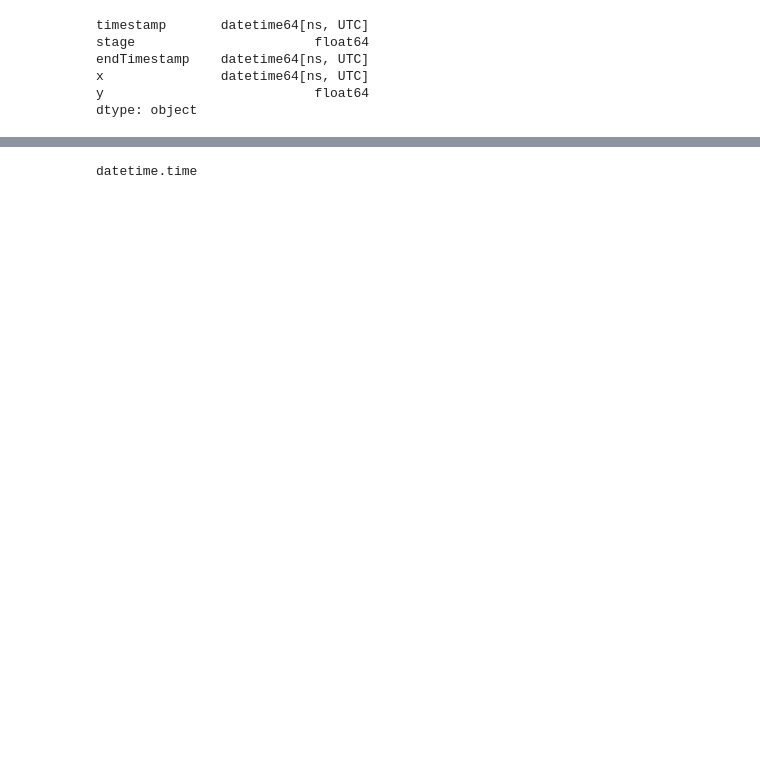
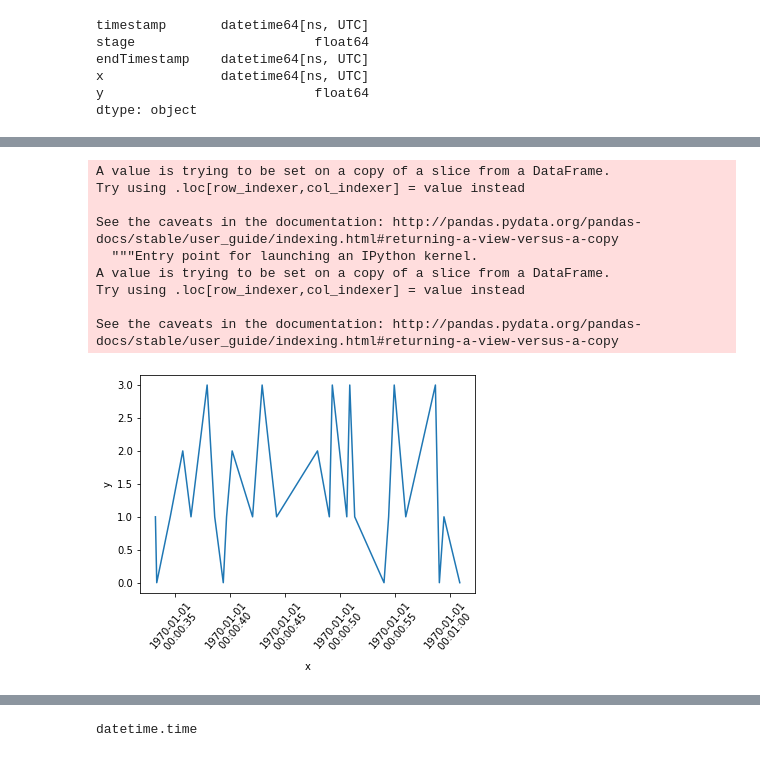
Before and after one commit to AbhikChowdhury6/qsPrez, a Jupyter notebook: Aritro analysis.ipynb, the cells around one changed output, grey strips where cells are left out. Cells and saved outputs as stored; diff of their text form; code cells hidden in the pictures; blank space fills up the shorter version.

Commit message:
Graph mostly works for FitBit data

```diff
--- a/Aritro analysis.ipynb
+++ b/Aritro analysis.ipynb
@@ -22,0 +25,2 @@ Index(['timestamp', 'stage', 'endTimestamp'], dtype='object')
+# %%
+df_FitBit_Jul_17_20 = df_FitBit.loc["2020-07-11"]
@@ -23 +50,35 @@ Index(['timestamp', 'stage', 'endTimestamp'], dtype='object')
+# %%
+df_FitBit_Jul_17_20['x'] = df_FitBit_Jul_17_20['time']
+df_FitBit_Jul_17_20['y'] = df_FitBit_Jul_17_20['stage']
+
+df_FitBit_Jul_17_20.timestamp = pd.to_datetime(df_FitBit_Jul_17_20.timestamp, unit='ns')
+
+df_FitBit['date']= df_FitBit['timestamp'].dt.date
+df_FitBit['time']= df_FitBit['timestamp'].dt.time
+df_FitBit['hour']= df_FitBit['timestamp'].dt.hour
+df_FitBit['day'] = df_FitBit['timestamp'].dt.day
+df_FitBit['month'] = df_FitBit['timestamp'].dt.month
+df_FitBit['year'] = df_FitBit['timestamp'].dt.year
+
+ax = sns.lineplot('x', 'y', data=df_FitBit_Jul_17_20)
+xticks = ax.get_xticks()
+ax.set_xticklabels([pd.to_datetime(tm, unit='ms').strftime('%Y-%m-%d\n %H:%M:%S') for tm in xticks],
+ rotation=50)
+#ax.set_xlim(df_FitBit_Jul_17_20['time'].min(), df_FitBit_Jul_17_20['time'].max())
+#myFmt = mdates.DateFormatter('%H:%M')
+#ax.xaxis.set_major_formatter(myFmt)
+#for item in ax.get_xticklabels():
+    #item.set_rotation(45)
+plt.show()
+# %% [output]
+A value is trying to be set on a copy of a slice from a DataFrame.
+Try using .loc[row_indexer,col_indexer] = value instead
+
+See the caveats in the documentation: http://pandas.pydata.org/pandas-docs/stable/user_guide/indexing.html#returning-a-view-versus-a-copy
+  """Entry point for launching an IPython kernel.
+A value is trying to be set on a copy of a slice from a DataFrame.
+Try using .loc[row_indexer,col_indexer] = value instead
+
+See the caveats in the documentation: http://pandas.pydata.org/pandas-docs/stable/user_guide/indexing.html#returning-a-view-versus-a-copy
+[figure, added]
 # %%
```
Also changed, not shown: parts of 8 cells of this notebook.
